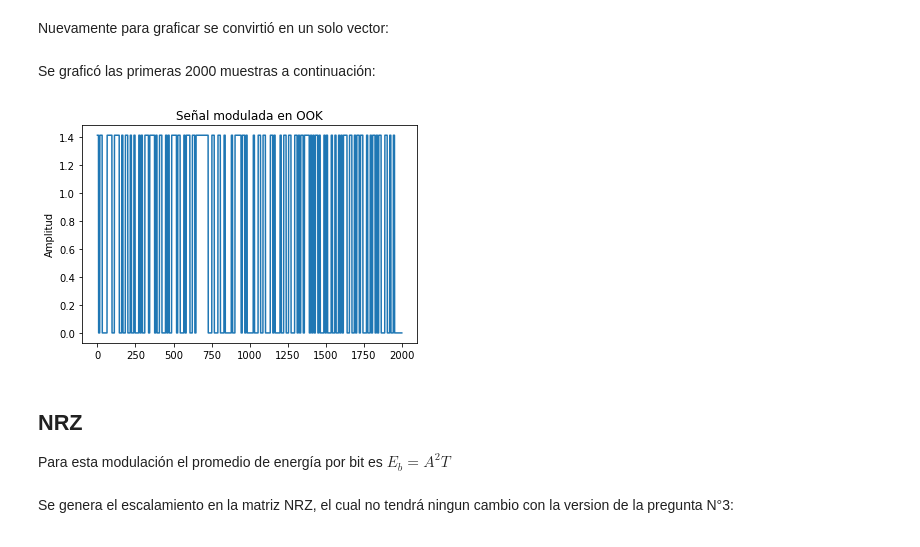
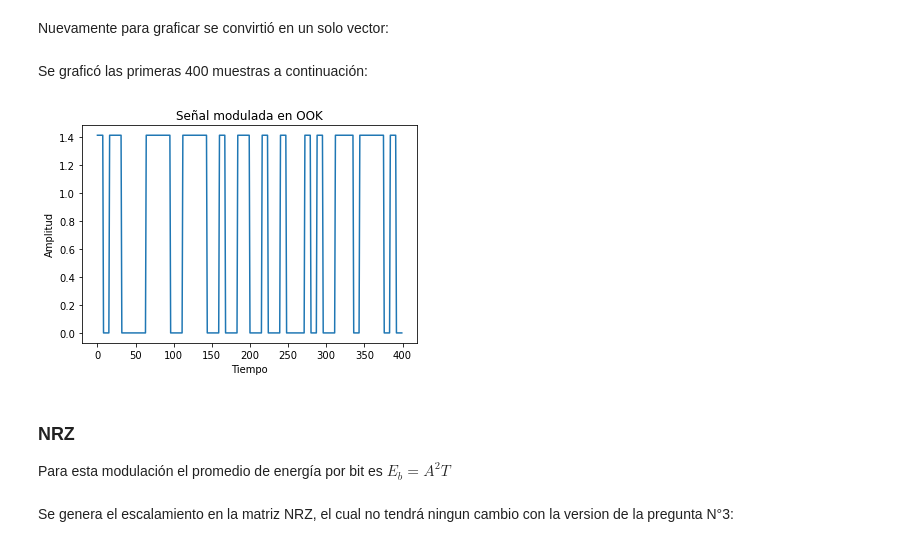
Before and after one commit to JoaquinPBarrientos/Prueba-2-ICOM, a Jupyter notebook: Prueba-2-ICOM.ipynb, the cells around one changed output. Drawn from its saved outputs; the diff is of its cells as text; code cells hidden in the pictures.

```diff
--- a/Prueba-2-ICOM.ipynb
+++ b/Prueba-2-ICOM.ipynb
@@ -176,16 +178,17 @@ for i in range(len(ook)):
     for q in range(len(ook[i])):
         ook_vector.append(ook[i][q])
 # %% [markdown]
-Se graficó las primeras 2000 muestras a continuación:
+Se graficó las primeras 400 muestras a continuación:
 # %%
 plt.title("Señal modulada en OOK")
 plt.ylabel("Amplitud")
-plt.plot(range(len(ook_vector[:2000])),ook_vector[:2000])
+plt.xlabel("Tiempo")
+plt.plot(range(len(ook_vector[:400])),ook_vector[:400])
 plt.show()
 # %% [output]
-[figure, old version]
+[figure, new version]
 # %% [markdown]
-## NRZ
+### NRZ
 Para esta modulación el promedio de energía por bit es $E_{b} = A^2T$
 # %%
 A_nrz = np.sqrt((Eb)/T)
```
Also changed, not shown: parts of 53 cells of this notebook, 1 other file.
